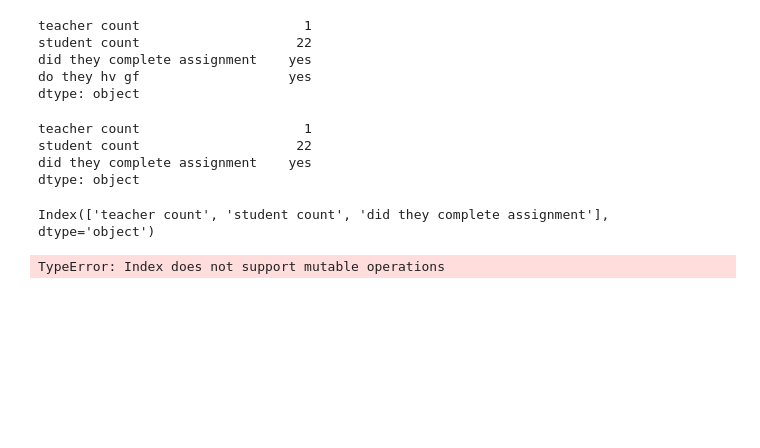
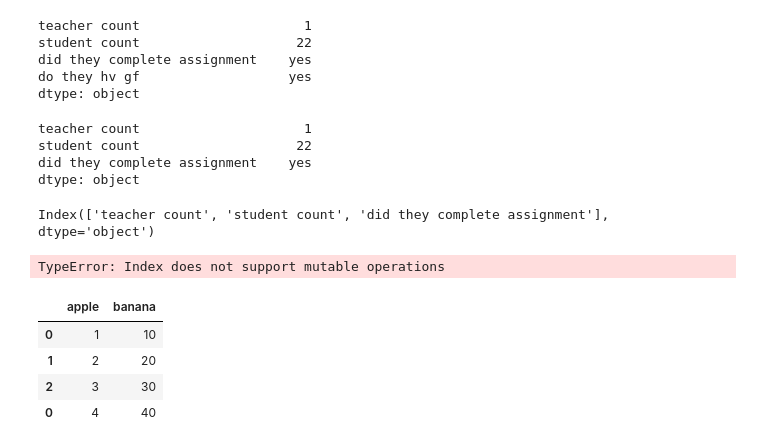
Before and after one commit to PadmarajBhat/DataAnalyst-1, a Jupyter notebook: IntroToPythonProgramming.ipynb, the cells around one changed output. Cells and saved outputs as stored; diff of their text form; code cells hidden in the pictures; blank space fills up the shorter version.

Commit message:
notes: appending 2 pandas
- trivial but never looked it from appending perspective.

```diff
--- a/IntroToPythonProgramming.ipynb
+++ b/IntroToPythonProgramming.ipynb
@@ -1061,3 +1061,13 @@ x_series.index[0] = 'teacher_count'
 x_series
 # %% [output]
 TypeError: Index does not support mutable operations
+# %%
+df = pd.DataFrame({'apple':[1,2,3],'banana':[10,20,30]})
+df2 = pd.DataFrame({'apple':[4], 'banana':[40]})
+df.append(df2)
+# %% [output]
+|  | apple | banana |
+| 0 | 1 | 10 |
+| 1 | 2 | 20 |
+| 2 | 3 | 30 |
+| 0 | 4 | 40 |
```
